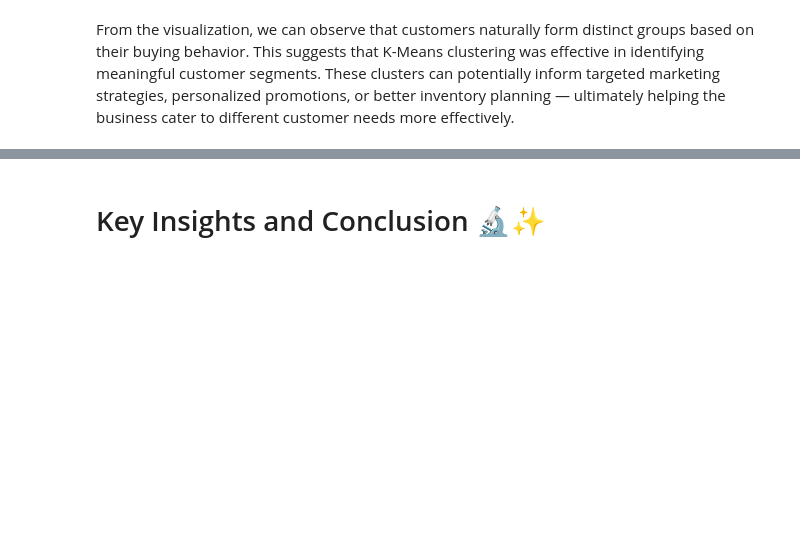
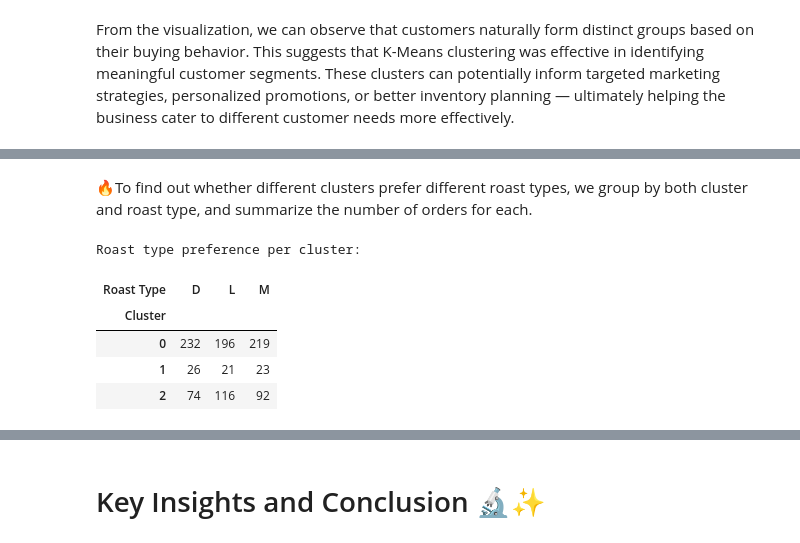
Before and after one commit to Emman-28/CSMODEL-MP, a Jupyter notebook: CSMODEL MP (3).ipynb, the cells around one changed output, grey strips where cells are left out. Saved outputs shown, nothing was run; the diff lists cells and outputs as text; code cells hidden in the pictures; blank space fills up the shorter version.

```diff
--- a/CSMODEL MP (3).ipynb
+++ b/CSMODEL MP (3).ipynb
@@ -1934,0 +1917,15 @@ From the visualization, we can observe that customers naturally form distinct gr
+# %% [markdown]
+🔥To find out whether different clusters prefer different roast types, we group by both cluster and roast type, and summarize the number of orders for each.
+# %%
+roast_pref = clustered_df.groupby(['Cluster', 'Roast Type']).size().reset_index(name='count')
+roast_pref_pivot = roast_pref.pivot(index='Cluster', columns='Roast Type', values='count').fillna(0)
+
+print("Roast type preference per cluster:")
+display(roast_pref_pivot)
+# %% [output]
+Roast type preference per cluster:
+| Roast Type | D | L | M |
+| Cluster |  |  |  |
+| 0 | 232 | 196 | 219 |
+| 1 | 26 | 21 | 23 |
+| 2 | 74 | 116 | 92 |
```
Also changed, not shown: parts of 17 cells of this notebook, 1 other file.
